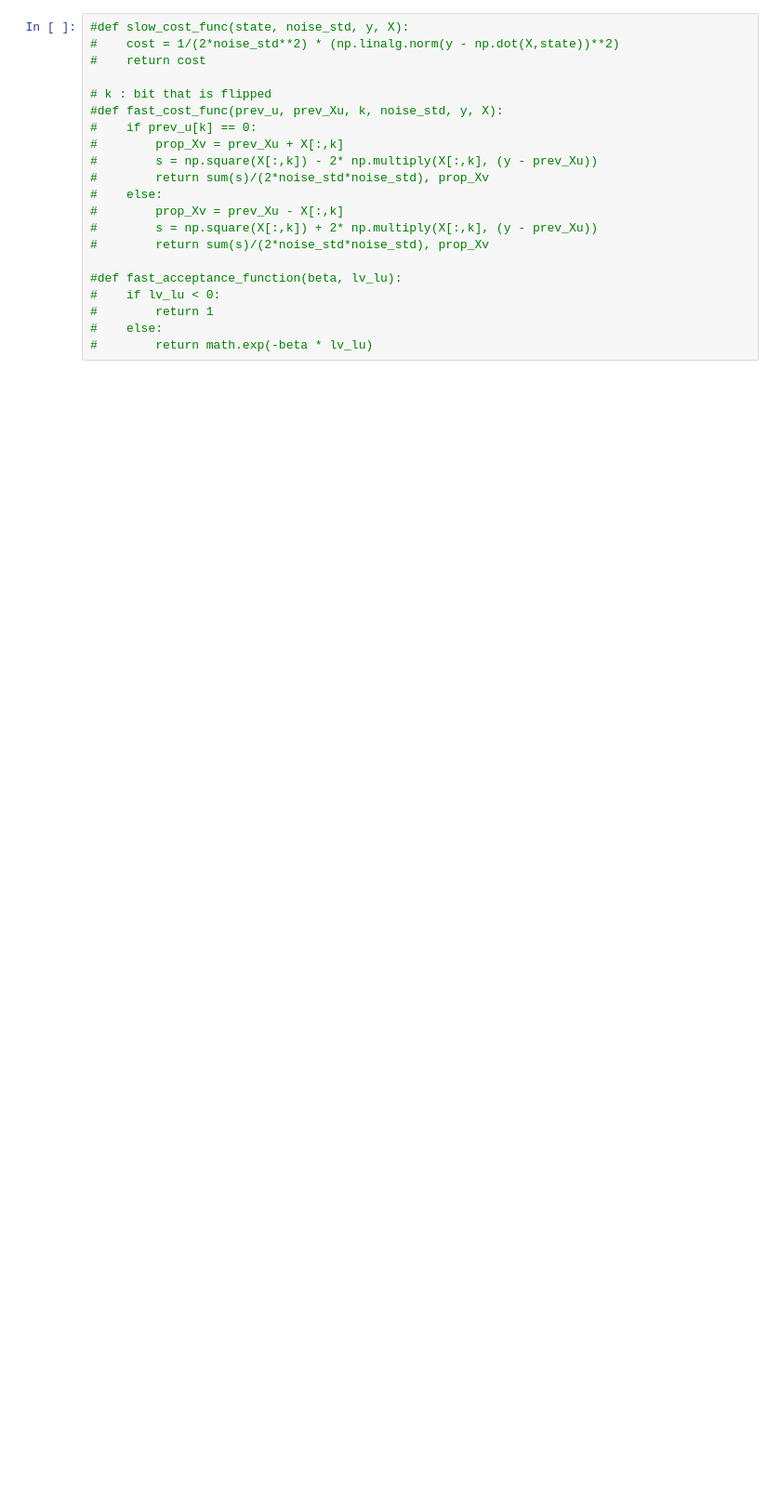
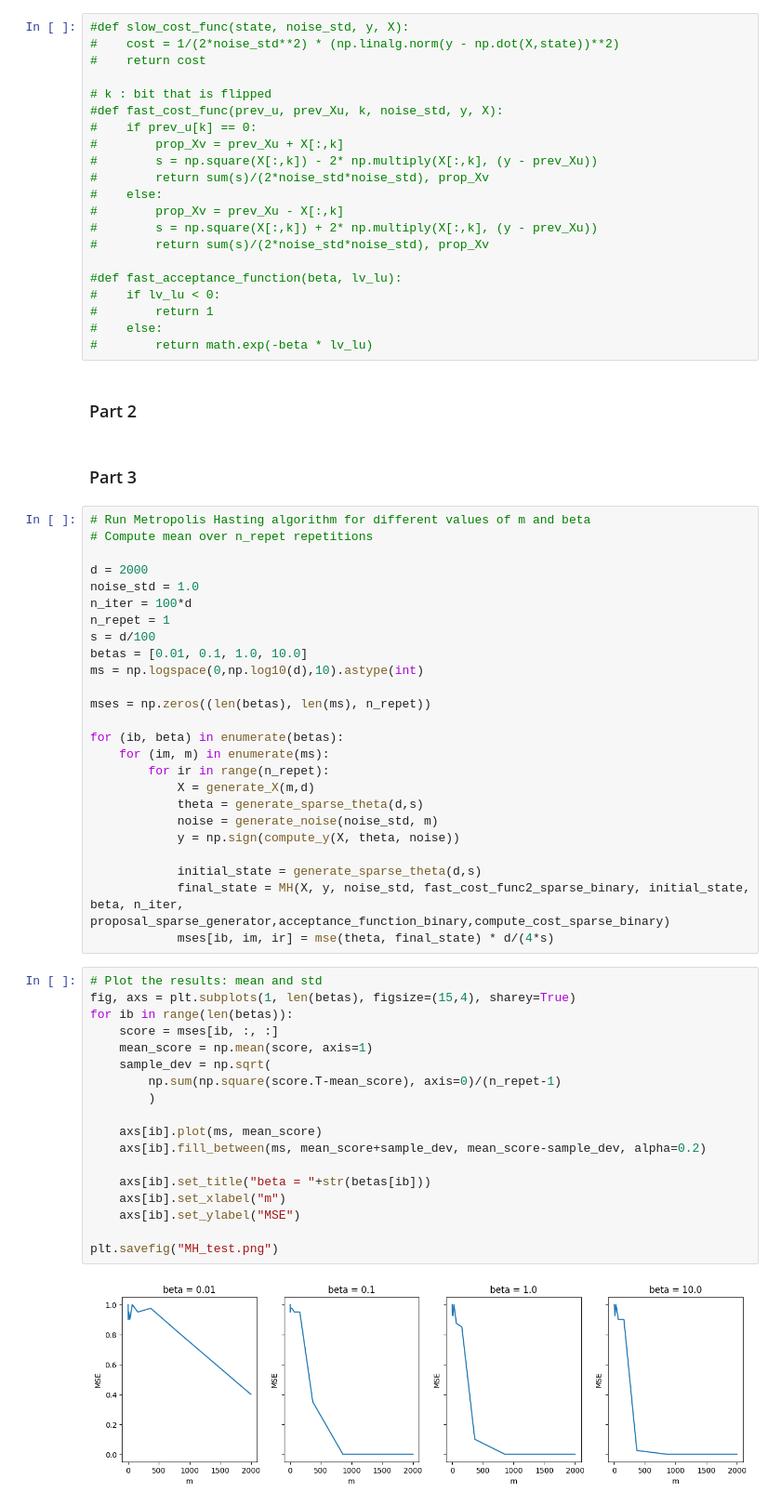
Before and after one commit to andreamiele/signal-recovery-using-mcmc, a Jupyter notebook: MH_SA.ipynb, the cells around one changed output. Shown: that part at 93% size. Cells and saved outputs as stored; diff of their text form; blank space fills up the shorter version.

Commit message:
part_3

```diff
--- a/MH_SA.ipynb
+++ b/MH_SA.ipynb
@@ -193,3 +237,52 @@ plt.savefig("SA.png")
 #        return 1
 #    else:
 #        return math.exp(-beta * lv_lu)
+# %% [markdown]
+### Part 2
+# %% [markdown]
+### Part 3
+# %%
+# Run Metropolis Hasting algorithm for different values of m and beta
+# Compute mean over n_repet repetitions
+
+d = 2000
+noise_std = 1.0
+n_iter = 100*d
+n_repet = 1
+s = d/100
+betas = [0.01, 0.1, 1.0, 10.0]
+ms = np.logspace(0,np.log10(d),10).astype(int)
+
+mses = np.zeros((len(betas), len(ms), n_repet))
+
+for (ib, beta) in enumerate(betas):
+    for (im, m) in enumerate(ms):
+        for ir in range(n_repet):
+            X = generate_X(m,d)
+            theta = generate_sparse_theta(d,s)
+            noise = generate_noise(noise_std, m)
+            y = np.sign(compute_y(X, theta, noise))
+
+            initial_state = generate_sparse_theta(d,s)
+            final_state = MH(X, y, noise_std, fast_cost_func2_sparse_binary, initial_state, beta, n_iter, proposal_sparse_generator,acceptance_function_binary,compute_cost_sparse_binary)
+            mses[ib, im, ir] = mse(theta, final_state) * d/(4*s)
+# %%
+# Plot the results: mean and std
+fig, axs = plt.subplots(1, len(betas), figsize=(15,4), sharey=True)
+for ib in range(len(betas)):
+    score = mses[ib, :, :]
+    mean_score = np.mean(score, axis=1)
+    sample_dev = np.sqrt(
+        np.sum(np.square(score.T-mean_score), axis=0)/(n_repet-1)
+        )
+
+    axs[ib].plot(ms, mean_score)
+    axs[ib].fill_between(ms, mean_score+sample_dev, mean_score-sample_dev, alpha=0.2)
+
+    axs[ib].set_title("beta = "+str(betas[ib]))
+    axs[ib].set_xlabel("m")
+    axs[ib].set_ylabel("MSE")
+
+plt.savefig("MH_test.png")
+# %% [output]
+[figure, added]
```
Also changed, not shown: parts of 6 cells of this notebook.
